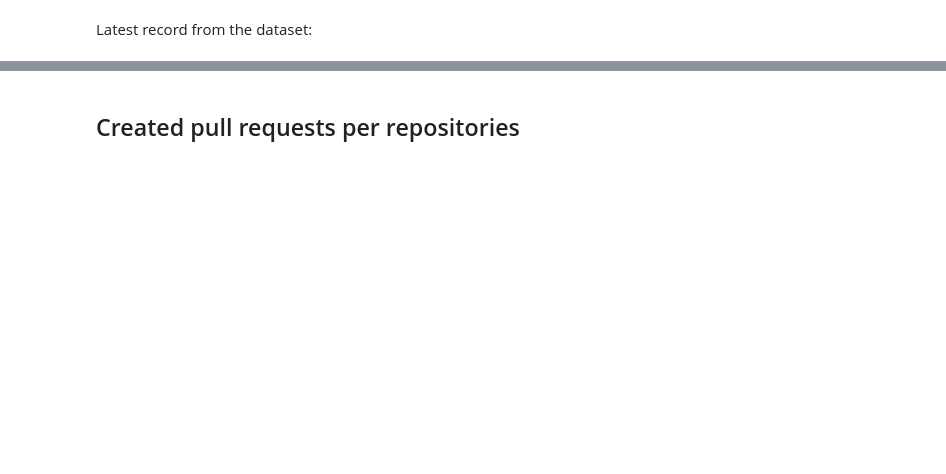
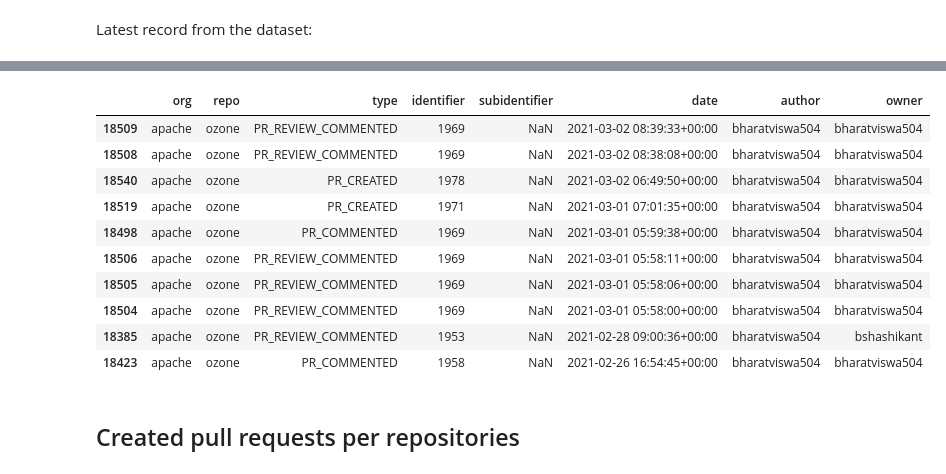
Before and after one commit to elek/ozone-stat, a Jupyter notebook: github-contributions.ipynb, the cells around one changed output, grey strips where cells are left out. Cells and saved outputs as stored; diff of their text form; code cells hidden in the pictures; blank space fills up the shorter version.

```diff
--- a/github-contributions.ipynb
+++ b/github-contributions.ipynb
@@ -25,3 +25,17 @@ contributions.sort_values("date", ascending=False).head(1)
+# %%
+contributions[contributions.author == "bharatviswa504"].sort_values("date", ascending=False).head(10)
+# %% [output]
+|  | org | repo | type | identifier | subidentifier | date | author | owner |
+| 18509 | apache | ozone | PR_REVIEW_COMMENTED | 1969 | NaN | 2021-03-02 08:39:33+00:00 | bharatviswa504 | bharatviswa504 |
+| 18508 | apache | ozone | PR_REVIEW_COMMENTED | 1969 | NaN | 2021-03-02 08:38:08+00:00 | bharatviswa504 | bharatviswa504 |
+| 18540 | apache | ozone | PR_CREATED | 1978 | NaN | 2021-03-02 06:49:50+00:00 | bharatviswa504 | bharatviswa504 |
+| 18519 | apache | ozone | PR_CREATED | 1971 | NaN | 2021-03-01 07:01:35+00:00 | bharatviswa504 | bharatviswa504 |
+| 18498 | apache | ozone | PR_COMMENTED | 1969 | NaN | 2021-03-01 05:59:38+00:00 | bharatviswa504 | bharatviswa504 |
+| 18506 | apache | ozone | PR_REVIEW_COMMENTED | 1969 | NaN | 2021-03-01 05:58:11+00:00 | bharatviswa504 | bharatviswa504 |
+| 18505 | apache | ozone | PR_REVIEW_COMMENTED | 1969 | NaN | 2021-03-01 05:58:06+00:00 | bharatviswa504 | bharatviswa504 |
+| 18504 | apache | ozone | PR_REVIEW_COMMENTED | 1969 | NaN | 2021-03-01 05:58:00+00:00 | bharatviswa504 | bharatviswa504 |
+| 18385 | apache | ozone | PR_REVIEW_COMMENTED | 1953 | NaN | 2021-02-28 09:00:36+00:00 | bharatviswa504 | bshashikant |
+| 18423 | apache | ozone | PR_COMMENTED | 1958 | NaN | 2021-02-26 16:54:45+00:00 | bharatviswa504 | bharatviswa504 |
 # %% [markdown]
 ## Created pull requests per repositories
 # %%
```
Also changed, not shown: parts of 15 cells of this notebook, 37 other files.
